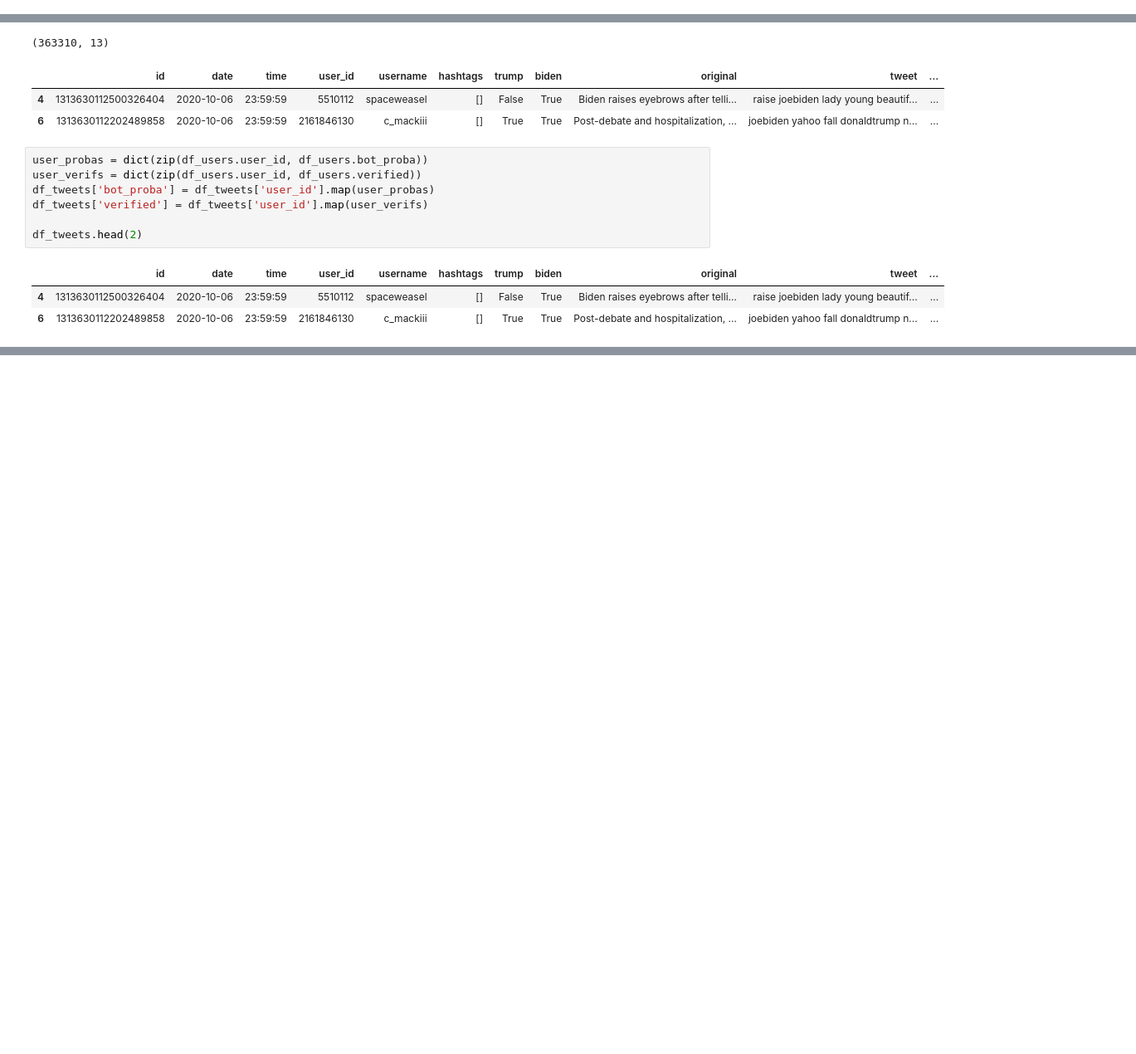
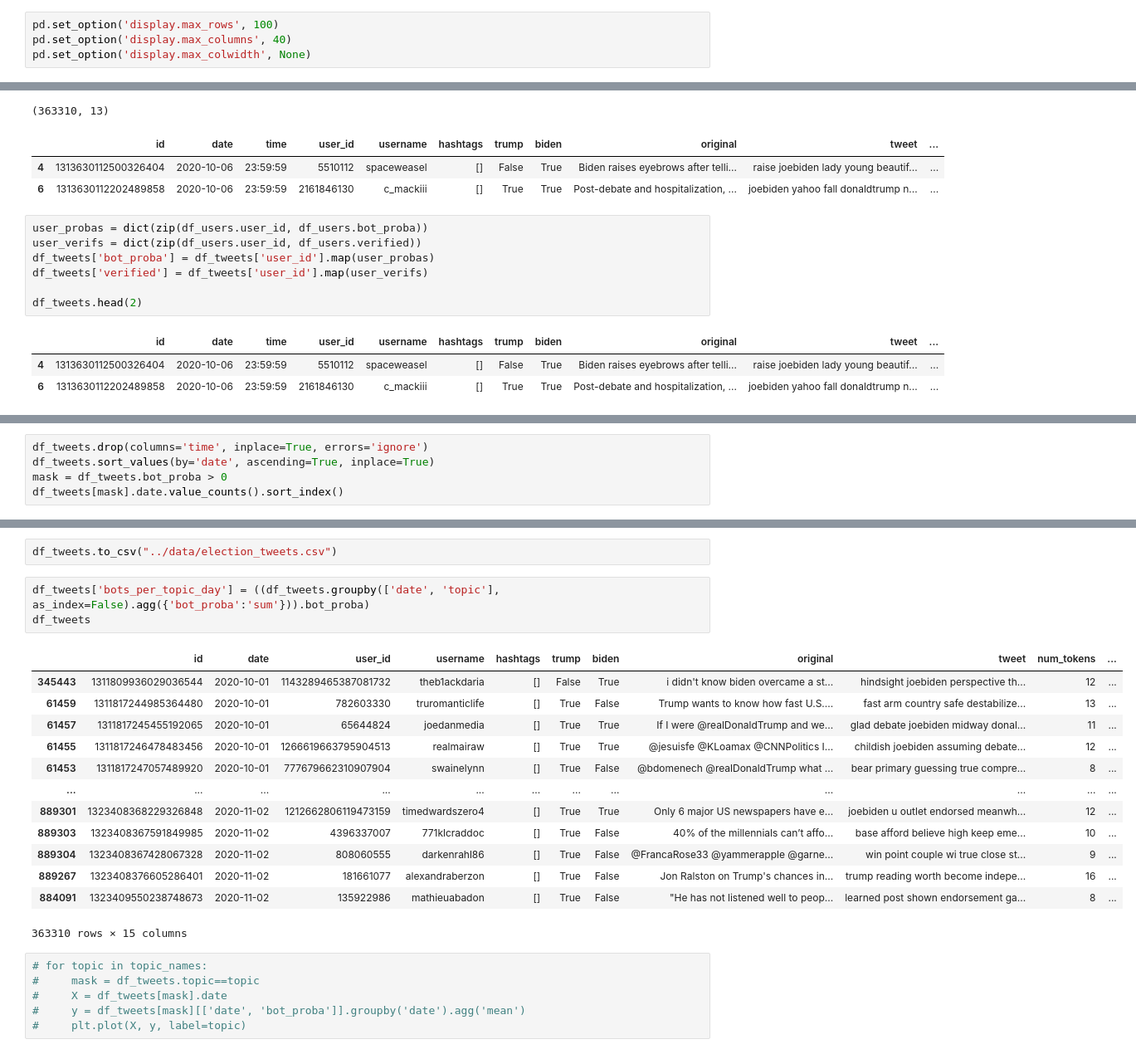
Before and after one commit to edubu2/metis-project4, a Jupyter notebook: code/bots.ipynb, the cells around one changed output, grey strips where cells are left out. Shown at 83% size. Drawn from its saved outputs; the diff is of its cells as text; blank space fills up the shorter version.

```diff
--- a/code/bots.ipynb
+++ b/code/bots.ipynb
@@ -20,2 +45,6 @@ import numpy as np
+# %%
+pd.set_option('display.max_rows', 100)
+pd.set_option('display.max_columns', 40)
+pd.set_option('display.max_colwidth', None)
 # %%
 df_users = pd.read_csv("../data/user_stats.csv")
@@ -91,0 +177,5 @@ Text(0.5, 1.0, 'Bot probabilities for tweets in each topic')
+# %%
+df_tweets.drop(columns='time', inplace=True, errors='ignore')
+df_tweets.sort_values(by='date', ascending=True, inplace=True)
+mask = df_tweets.bot_proba > 0
+df_tweets[mask].date.value_counts().sort_index()
@@ -91,0 +243,25 @@ Text(0.5, 1.0, 'Bot probabilities for tweets in each topic')
+# %%
+df_tweets.to_csv("../data/election_tweets.csv")
+# %%
+df_tweets['bots_per_topic_day'] = ((df_tweets.groupby(['date', 'topic'], as_index=False).agg({'bot_proba':'sum'})).bot_proba)
+df_tweets
+# %% [output]
+|  | id | date | user_id | username | hashtags | trump | biden | original | tweet | num_tokens | ... |
+| 345443 | 1311809936029036544 | 2020-10-01 | 1143289465387081732 | theb1ackdaria | [] | False | True | i didn't know biden overcame a st... | hindsight joebiden perspective th... | 12 | ... |
+| 61459 | 1311817244985364480 | 2020-10-01 | 782603330 | truromanticlife | [] | True | False | Trump wants to know how fast U.S.... | fast arm country safe destabilize... | 13 | ... |
+| 61457 | 1311817245455192065 | 2020-10-01 | 65644824 | joedanmedia | [] | True | True | If I were @realDonaldTrump and we... | glad debate joebiden midway donal... | 11 | ... |
+| 61455 | 1311817246478483456 | 2020-10-01 | 1266619663795904513 | realmairaw | [] | True | True | @jesuisfe @KLoamax @CNNPolitics I... | childish joebiden assuming debate... | 12 | ... |
+| 61453 | 1311817247057489920 | 2020-10-01 | 777679662310907904 | swainelynn | [] | True | False | @bdomenech @realDonaldTrump what ... | bear primary guessing true compre... | 8 | ... |
+| ... | ... | ... | ... | ... | ... | ... | ... | ... | ... | ... | ... |
+| 889301 | 1323408368229326848 | 2020-11-02 | 1212662806119473159 | timedwardszero4 | [] | True | True | Only 6 major US newspapers have e... | joebiden u outlet endorsed meanwh... | 12 | ... |
+| 889303 | 1323408367591849985 | 2020-11-02 | 4396337007 | 771klcraddoc | [] | True | False | 40% of the millennials can’t affo... | base afford believe high keep eme... | 10 | ... |
+| 889304 | 1323408367428067328 | 2020-11-02 | 808060555 | darkenrahl86 | [] | True | False | @FrancaRose33 @yammerapple @garne... | win point couple wi true close st... | 9 | ... |
+| 889267 | 1323408376605286401 | 2020-11-02 | 181661077 | alexandraberzon | [] | True | False | Jon Ralston on Trump's chances in... | trump reading worth become indepe... | 16 | ... |
+| 884091 | 1323409550238748673 | 2020-11-02 | 135922986 | mathieuabadon | [] | True | False | "He has not listened well to peop... | learned post shown endorsement ga... | 8 | ... |
+363310 rows × 15 columns
+# %%
+# for topic in topic_names:
+#     mask = df_tweets.topic==topic
+#     X = df_tweets[mask].date
+#     y = df_tweets[mask][['date', 'bot_proba']].groupby('date').agg('mean')
+#     plt.plot(X, y, label=topic)
```
Also changed, not shown: parts of 18 cells of this notebook, 11 other files.
